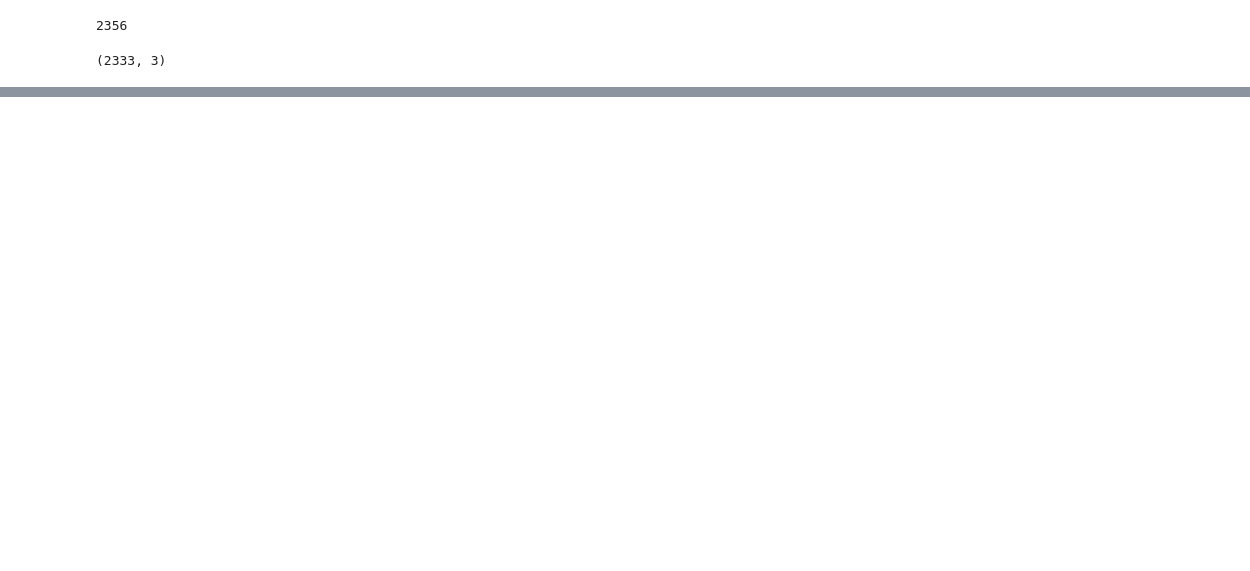
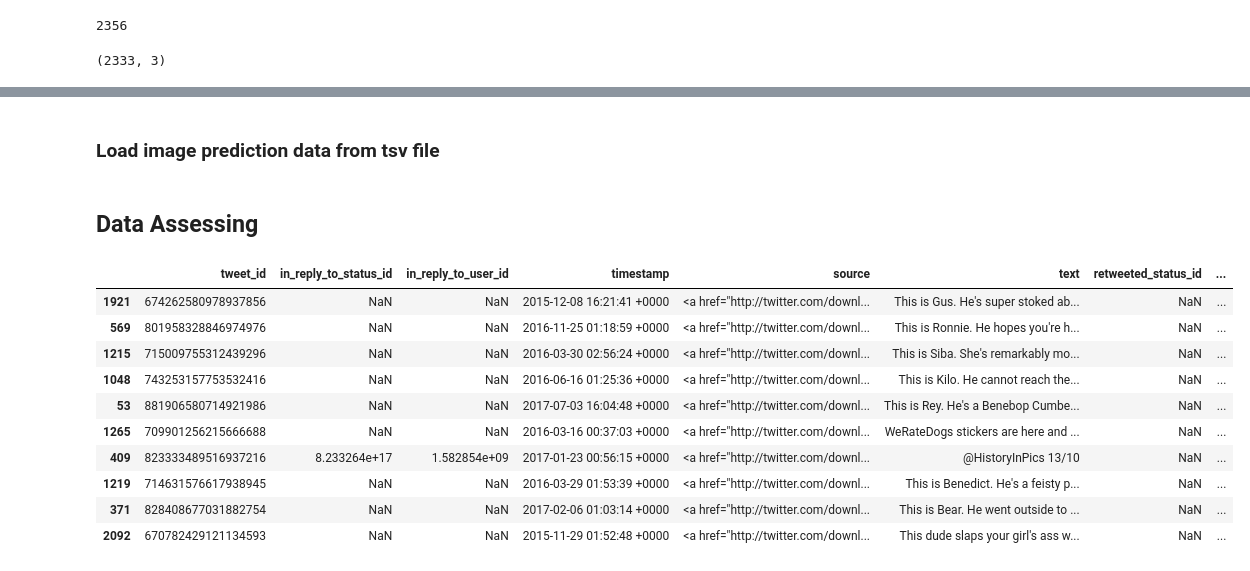
Before and after one commit to yujin-woo/WeRateDogs-twitter-analysis, a Jupyter notebook: wrd-data-wrangling.ipynb, the cells around one changed output, grey strips where cells are left out. Cells and saved outputs as stored; diff of their text form; code cells hidden in the pictures; blank space fills up the shorter version.

```diff
--- a/wrd-data-wrangling.ipynb
+++ b/wrd-data-wrangling.ipynb
@@ -72,0 +88,2 @@ df_tweet_info.shape
+# %% [markdown]
+### Load image prediction data from tsv file
@@ -72,0 +92,16 @@ df_tweet_info.shape
+# %% [markdown]
+## Data Assessing
+# %%
+df_archive.sample(10)
+# %% [output]
+|  | tweet_id | in_reply_to_status_id | in_reply_to_user_id | timestamp | source | text | retweeted_status_id | ... |
+| 1921 | 674262580978937856 | NaN | NaN | 2015-12-08 16:21:41 +0000 | <a href="http://twitter.com/downl... | This is Gus. He's super stoked ab... | NaN | ... |
+| 569 | 801958328846974976 | NaN | NaN | 2016-11-25 01:18:59 +0000 | <a href="http://twitter.com/downl... | This is Ronnie. He hopes you're h... | NaN | ... |
+| 1215 | 715009755312439296 | NaN | NaN | 2016-03-30 02:56:24 +0000 | <a href="http://twitter.com/downl... | This is Siba. She's remarkably mo... | NaN | ... |
+| 1048 | 743253157753532416 | NaN | NaN | 2016-06-16 01:25:36 +0000 | <a href="http://twitter.com/downl... | This is Kilo. He cannot reach the... | NaN | ... |
+| 53 | 881906580714921986 | NaN | NaN | 2017-07-03 16:04:48 +0000 | <a href="http://twitter.com/downl... | This is Rey. He's a Benebop Cumbe... | NaN | ... |
+| 1265 | 709901256215666688 | NaN | NaN | 2016-03-16 00:37:03 +0000 | <a href="http://twitter.com/downl... | WeRateDogs stickers are here and ... | NaN | ... |
+| 409 | 823333489516937216 | 8.233264e+17 | 1.582854e+09 | 2017-01-23 00:56:15 +0000 | <a href="http://twitter.com/downl... | @HistoryInPics 13/10 | NaN | ... |
+| 1219 | 714631576617938945 | NaN | NaN | 2016-03-29 01:53:39 +0000 | <a href="http://twitter.com/downl... | This is Benedict. He's a feisty p... | NaN | ... |
+| 371 | 828408677031882754 | NaN | NaN | 2017-02-06 01:03:14 +0000 | <a href="http://twitter.com/downl... | This is Bear. He went outside to ... | NaN | ... |
+| 2092 | 670782429121134593 | NaN | NaN | 2015-11-29 01:52:48 +0000 | <a href="http://twitter.com/downl... | This dude slaps your girl's ass w... | NaN | ... |
```
Also changed, not shown: parts of 12 cells of this notebook.
